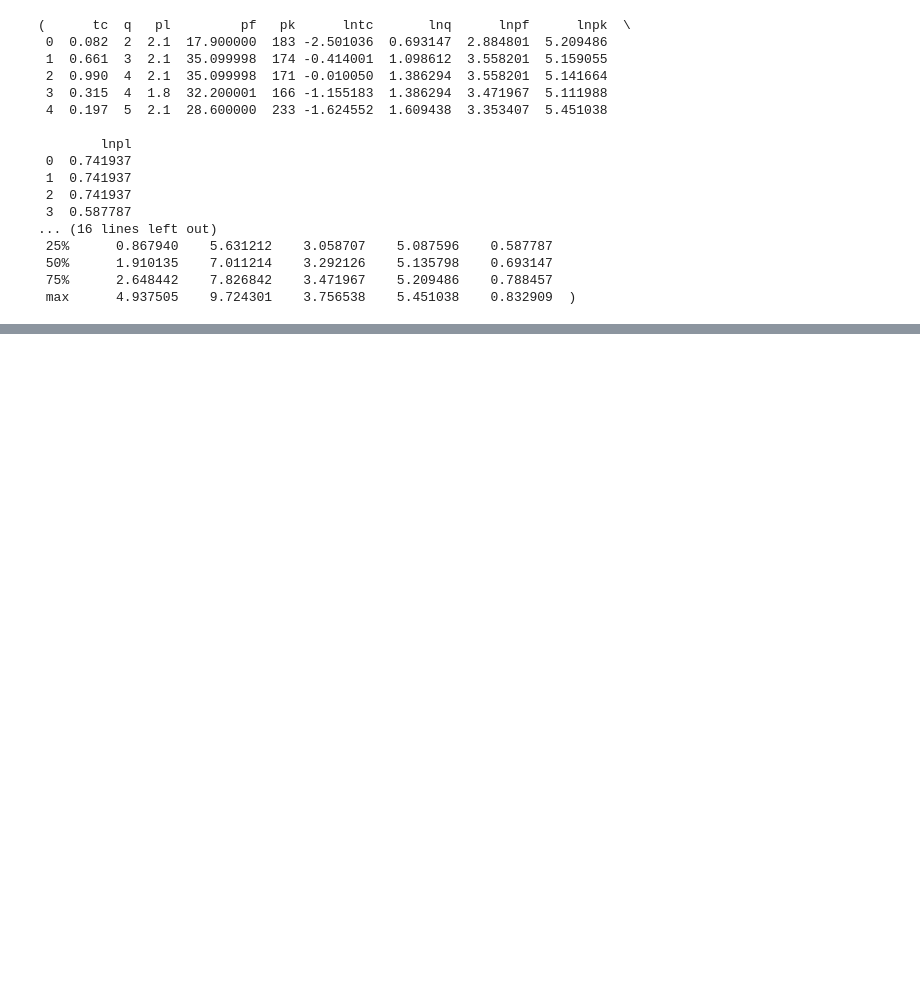
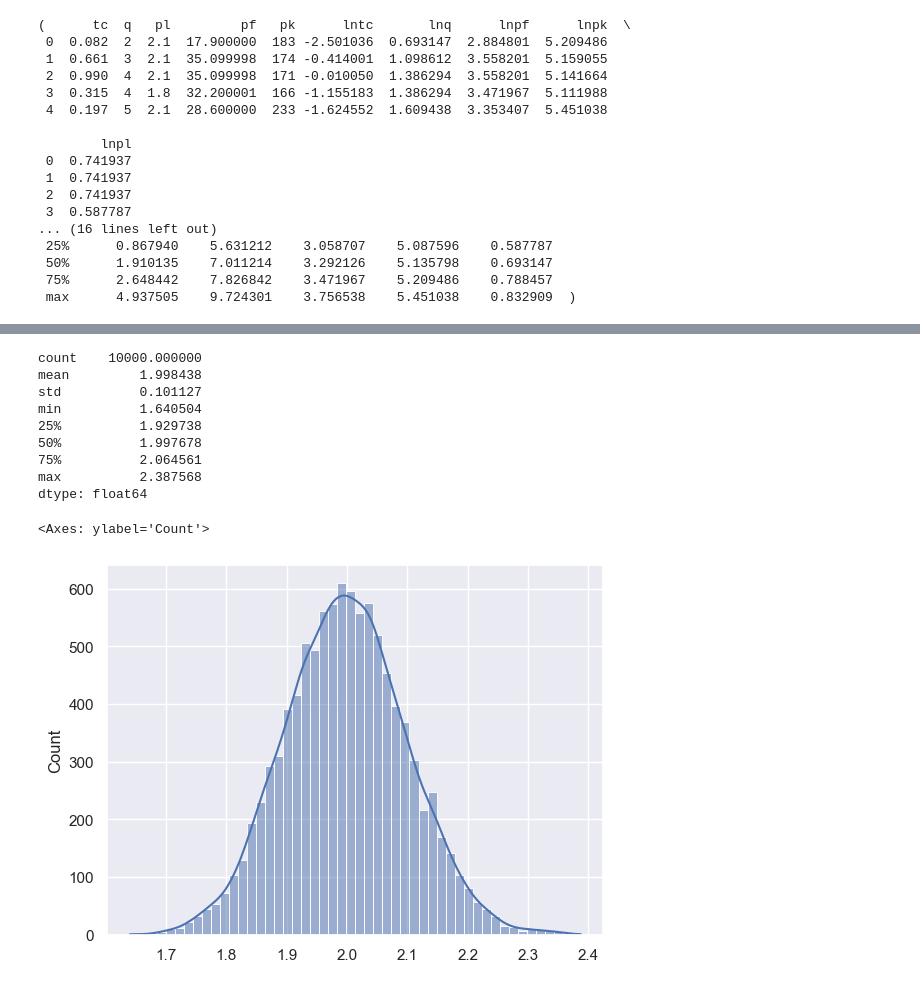
Before and after one commit to watalo/eco-stats, a Jupyter notebook: Econometrics_cq/1_Code/Chapter_06.ipynb, the cells around one changed output, grey strips where cells are left out. Saved outputs shown, nothing was run; the diff lists cells and outputs as text; code cells hidden in the pictures; blank space fills up the shorter version.

```diff
--- a/Econometrics_cq/1_Code/Chapter_06.ipynb
+++ b/Econometrics_cq/1_Code/Chapter_06.ipynb
@@ -119,0 +279,17 @@ Notes:
+# %%
+# 样本容量为1000，模拟10000次
+beta3 = monte_carlo_test(1000, 10000)
+print(beta3.describe())
+sns.histplot(beta3, bins=50, kde=True)
+# %% [output]
+count    10000.000000
+mean         1.998438
+std          0.101127
+min          1.640504
+25%          1.929738
+50%          1.997678
+75%          2.064561
+max          2.387568
+dtype: float64
+<Axes: ylabel='Count'>
+[figure, added]
```
Also changed, not shown: parts of 12 cells of this notebook.
